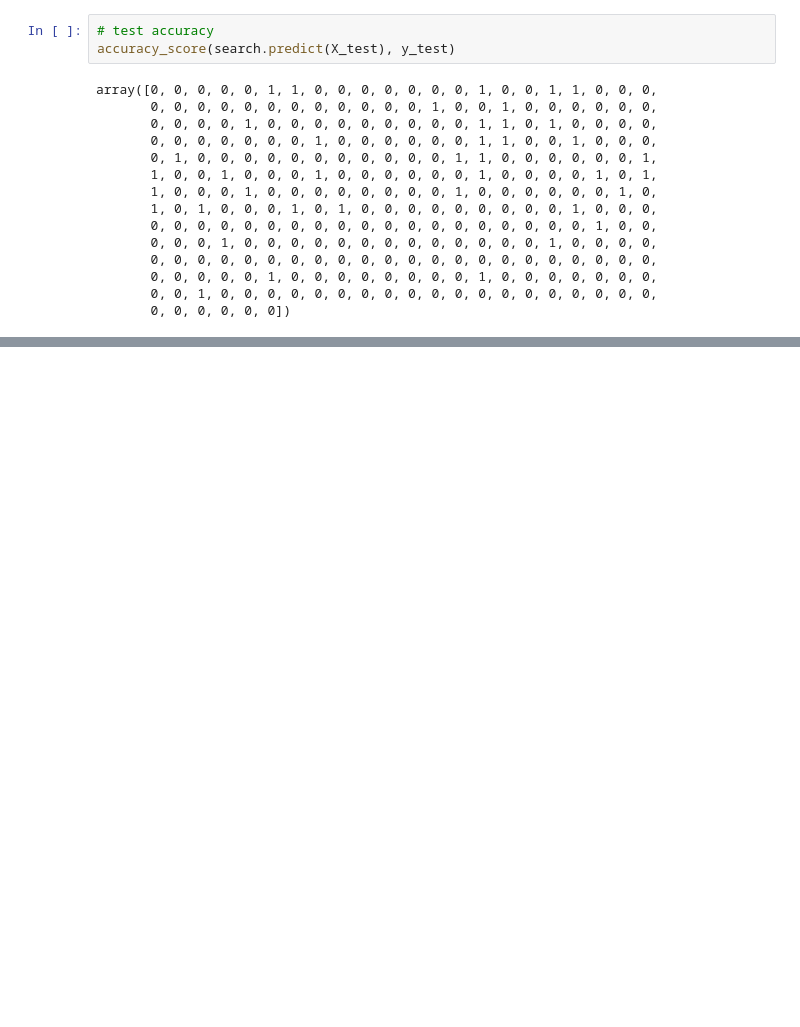
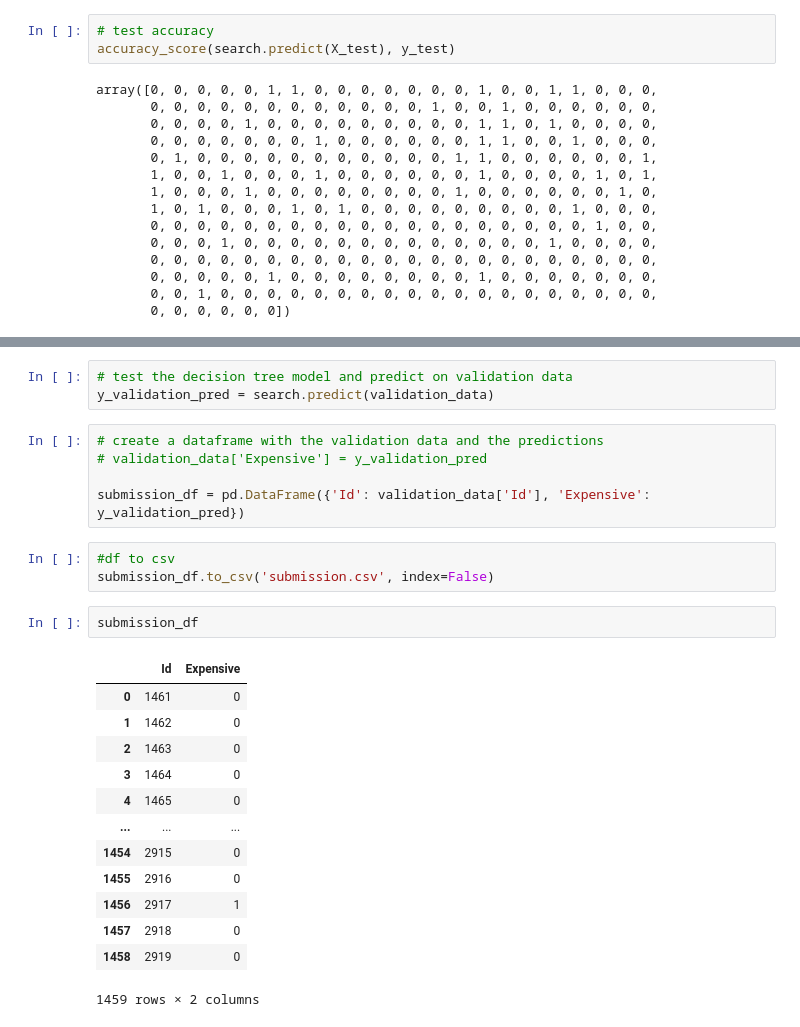
Before and after one commit to Joldon/housing_prices_ML, a Jupyter notebook: housing_prices_model_selection.ipynb, the cells around one changed output, grey strips where cells are left out. Drawn from its saved outputs; the diff is of its cells as text; blank space fills up the shorter version.

```diff
--- a/housing_prices_model_selection.ipynb
+++ b/housing_prices_model_selection.ipynb
@@ -210,0 +312,27 @@ array([0, 0, 0, 0, 0, 1, 1, 0, 0, 0, 0, 0, 0, 0, 1, 0, 0, 1, 1, 0, 0, 0,
+# %%
+# test the decision tree model and predict on validation data
+y_validation_pred = search.predict(validation_data)
+# %%
+# create a dataframe with the validation data and the predictions
+# validation_data['Expensive'] = y_validation_pred
+
+submission_df = pd.DataFrame({'Id': validation_data['Id'], 'Expensive': y_validation_pred})
+# %%
+#df to csv
+submission_df.to_csv('submission.csv', index=False)
+# %%
+submission_df
+# %% [output]
+|  | Id | Expensive |
+| 0 | 1461 | 0 |
+| 1 | 1462 | 0 |
+| 2 | 1463 | 0 |
+| 3 | 1464 | 0 |
+| 4 | 1465 | 0 |
+| ... | ... | ... |
+| 1454 | 2915 | 0 |
+| 1455 | 2916 | 0 |
+| 1456 | 2917 | 1 |
+| 1457 | 2918 | 0 |
+| 1458 | 2919 | 0 |
+1459 rows × 2 columns
```
Also changed, not shown: parts of 10 cells of this notebook.
